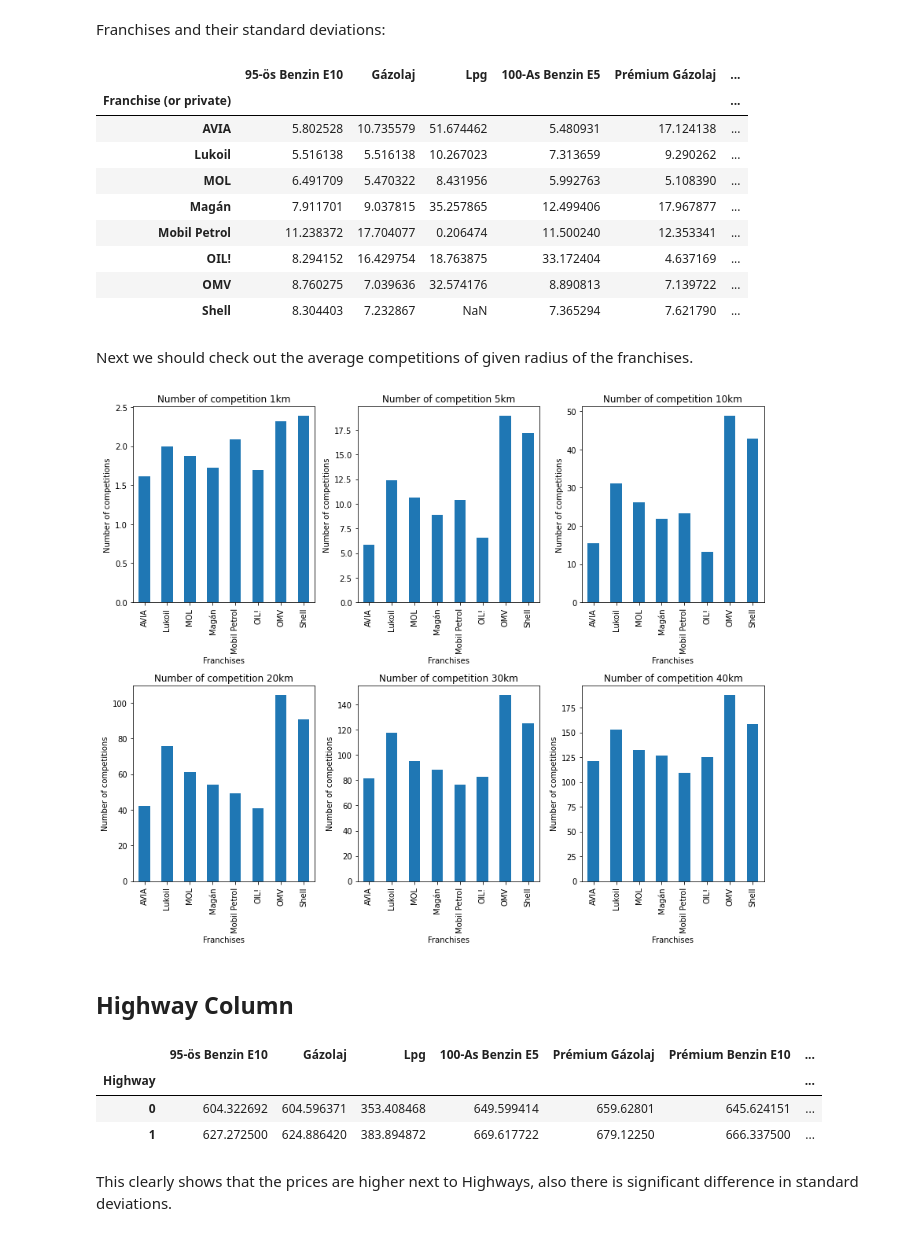
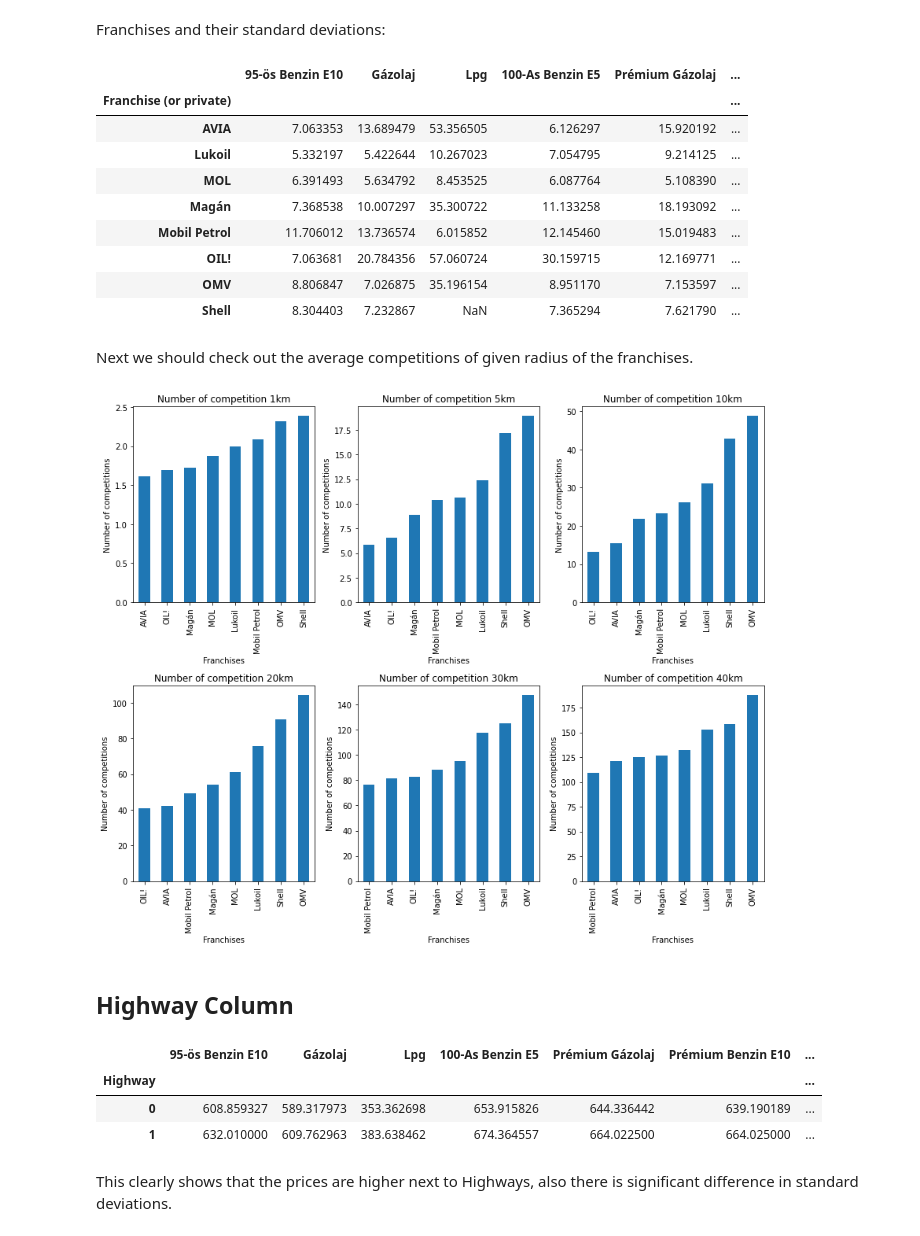
Before and after one commit to csabamedgyes/Hungarian-Gas-Market-Analysis, a Jupyter notebook: [HUN_Fuel3]data_analysis.ipynb, the cells around one changed output. Cells and saved outputs as stored; diff of their text form; code cells hidden in the pictures.

```diff
--- a/[HUN_Fuel3]data_analysis.ipynb
+++ b/[HUN_Fuel3]data_analysis.ipynb
@@ -27,7 +27,7 @@ from scipy.stats import chi2_contingency
 
 We will only keep the columns that we need.
 # %%
-gas_stations = pd.read_csv('Gas_Stations_03_28.csv')
+gas_stations = pd.read_csv('Gas_Stations_04_06.csv')
 gas_stations['Franchise (or private)'] = gas_stations['Franchise (or private)'].replace('Mobil Gáz', 'Magán')
 # %%
 gas_stations = gas_stations[['City', 'Post Code','Franchise (or private)', 'Highway','95-ös Benzin E10', 'Gázolaj', 'Lpg',
@@ -206,39 +206,40 @@ gas_stations.groupby('Franchise (or private)')[['95-ös Benzin E10', 'Gázolaj',
 # %% [output]
 |  | 95-ös Benzin E10 | Gázolaj | Lpg | 100-As Benzin E5 | Prémium Gázolaj | ... |
 | Franchise (or private) |  |  |  |  |  | ... |
-| AVIA | 5.802528 | 10.735579 | 51.674462 | 5.480931 | 17.124138 | ... |
-| Lukoil | 5.516138 | 5.516138 | 10.267023 | 7.313659 | 9.290262 | ... |
-| MOL | 6.491709 | 5.470322 | 8.431956 | 5.992763 | 5.108390 | ... |
-| Magán | 7.911701 | 9.037815 | 35.257865 | 12.499406 | 17.967877 | ... |
-| Mobil Petrol | 11.238372 | 17.704077 | 0.206474 | 11.500240 | 12.353341 | ... |
-| OIL! | 8.294152 | 16.429754 | 18.763875 | 33.172404 | 4.637169 | ... |
-| OMV | 8.760275 | 7.039636 | 32.574176 | 8.890813 | 7.139722 | ... |
+| AVIA | 7.063353 | 13.689479 | 53.356505 | 6.126297 | 15.920192 | ... |
+| Lukoil | 5.332197 | 5.422644 | 10.267023 | 7.054795 | 9.214125 | ... |
+| MOL | 6.391493 | 5.634792 | 8.453525 | 6.087764 | 5.108390 | ... |
+| Magán | 7.368538 | 10.007297 | 35.300722 | 11.133258 | 18.193092 | ... |
+| Mobil Petrol | 11.706012 | 13.736574 | 6.015852 | 12.145460 | 15.019483 | ... |
+| OIL! | 7.063681 | 20.784356 | 57.060724 | 30.159715 | 12.169771 | ... |
+| OMV | 8.806847 | 7.026875 | 35.196154 | 8.951170 | 7.153597 | ... |
 | Shell | 8.304403 | 7.232867 | NaN | 7.365294 | 7.621790 | ... |
 # %% [markdown]
 Next we should check out the average competitions of given radius of the franchises.
 # %%
 radius = ['Number of competition 1km','Number of competition 5km','Number of competition 10km','Number of competition 20km', 'Number of competition 30km', 'Number of competition 40km']
 mean_competitions = gas_stations.groupby('Franchise (or private)')[radius].mean()
 
 # create the subplots
 fig, axes = plt.subplots(nrows=2, ncols=3, figsize=(12,10))
 
 # flatten the axes array for easier iteration
 axes = axes.flatten()
 
 # iterate over the columns and plot each one
 for i, col in enumerate(mean_competitions.columns):
     ax = axes[i]
-    mean_competitions[col].plot(kind='bar', ax=ax)
+    mean_competitions[col].sort_values().plot(kind='bar', ax=ax)
     ax.set_title(col)
     ax.set_xlabel('Franchises')
     ax.set_ylabel('Number of competitions')
 
+
 # adjust the layout and show the plot
 plt.tight_layout()
 plt.show()
 # %% [output]
-[figure, old version]
+[figure, new version]
 # %% [markdown]
 ## Highway Column
 # %%
@@ -250,8 +251,8 @@ gas_stations.groupby('Highway')[['95-ös Benzin E10', 'Gázolaj', 'Lpg',
 # %% [output]
 |  | 95-ös Benzin E10 | Gázolaj | Lpg | 100-As Benzin E5 | Prémium Gázolaj | Prémium Benzin E10 | ... |
 | Highway |  |  |  |  |  |  | ... |
-| 0 | 604.322692 | 604.596371 | 353.408468 | 649.599414 | 659.62801 | 645.624151 | ... |
-| 1 | 627.272500 | 624.886420 | 383.894872 | 669.617722 | 679.12250 | 666.337500 | ... |
+| 0 | 608.859327 | 589.317973 | 353.362698 | 653.915826 | 644.336442 | 639.190189 | ... |
+| 1 | 632.010000 | 609.762963 | 383.638462 | 674.364557 | 664.022500 | 664.025000 | ... |
 # %% [markdown]
 This clearly shows that the prices are higher next to Highways, also there is significant difference in standard deviations.
 # %%
```
Also changed, not shown: parts of 16 cells of this notebook.
